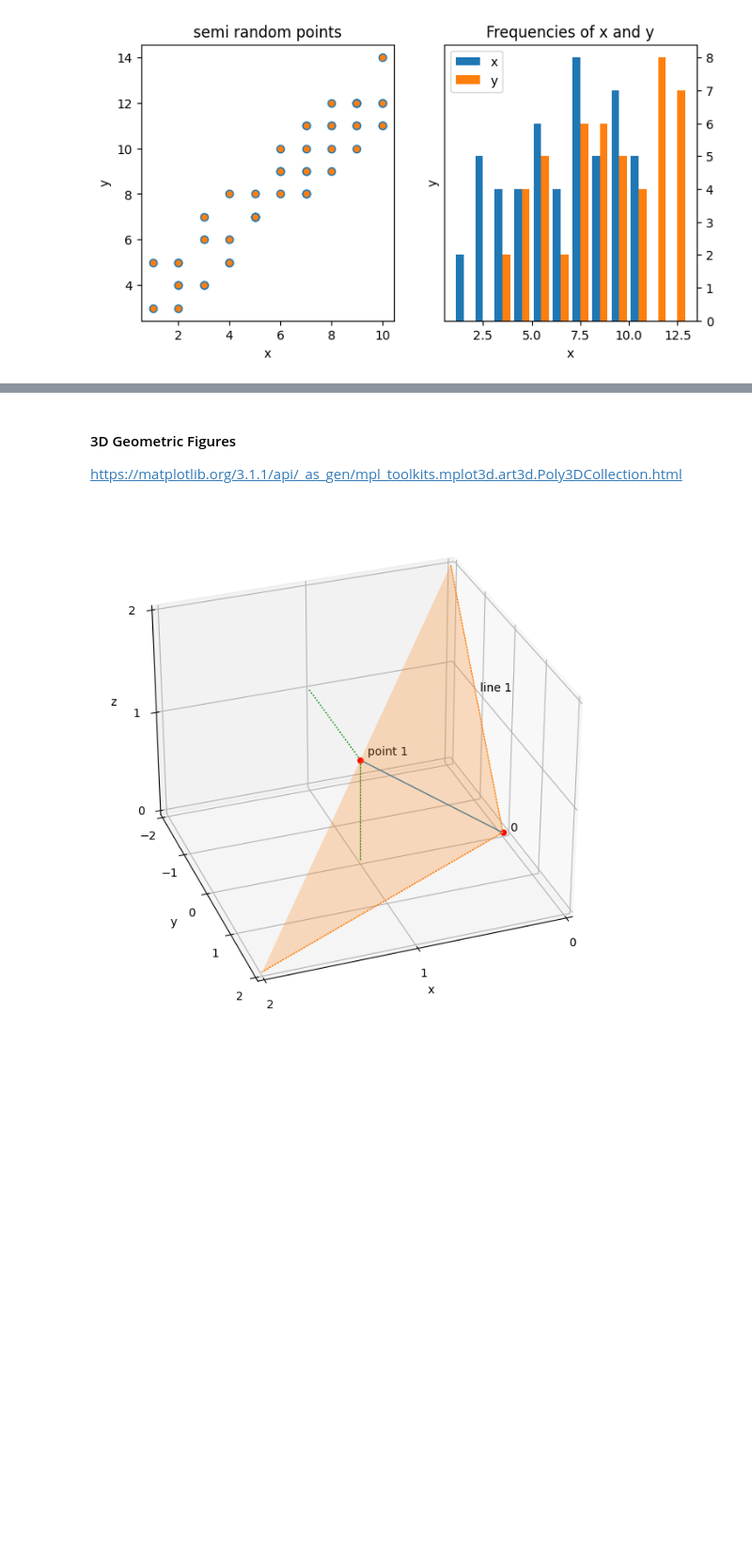
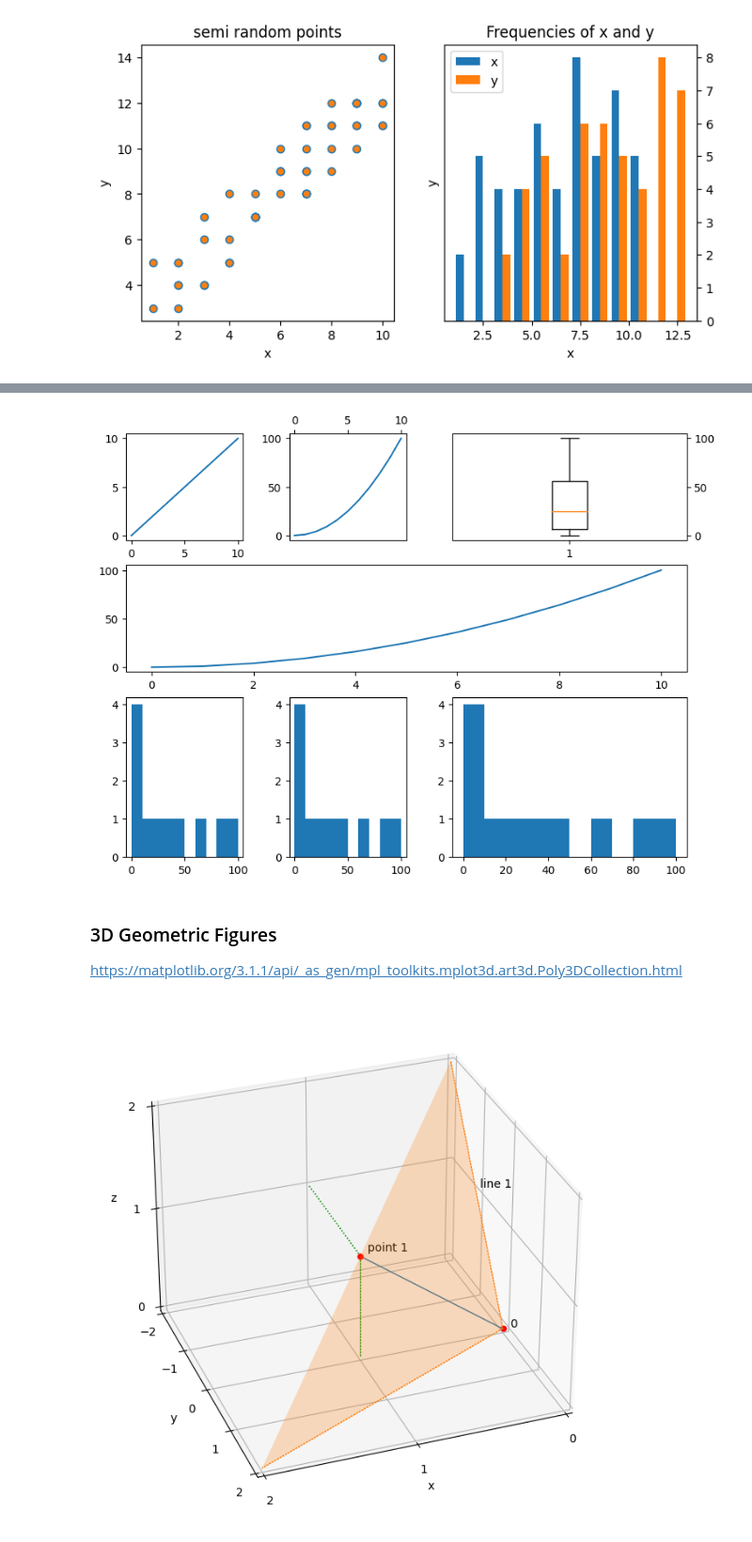
Before and after one commit to MartinVoelkl94/Python_compendium, a Jupyter notebook: Python_compendium.ipynb, the cells around one changed output, grey strips where cells are left out. Shown: that part at 94% size. Saved outputs shown, nothing was run; the diff lists cells and outputs as text; code cells hidden in the pictures; blank space fills up the shorter version.

```diff
--- a/Python_compendium.ipynb
+++ b/Python_compendium.ipynb
@@ -674,5 +655,49 @@ plt.show()
+# %%
+import matplotlib.pyplot as plt
+
+#create data
+data1 = [x for x in range(11)]
+data2 = [x*x for x in range(11)]
+
+#create figure canvas
+fig = plt.figure(figsize=(8,6),
+                 layout='constrained',  #prevents clipping
+                )
+
+#define grid for arranging subplots
+grid = fig.add_gridspec(ncols=3, nrows=3,
+                        width_ratios=[1,1,2],
+                        height_ratios=[1,1,1.5],
+                       )
+
+
+#add plots seperatly
+fig.add_subplot(grid[0,0]).plot(data1)
+
+ax1 = fig.add_subplot(grid[0,1])
+ax1.plot(data2)
+ax1.xaxis.tick_top()
+
+ax2 = fig.add_subplot(grid[0,2])
+ax2.boxplot(data2)
+ax2.yaxis.tick_right()
+
+
+#combine whole row into 1 plot
+fig.add_subplot(grid[1,:]).plot(data2)
+
+
+#add plots using loop
+row = 2
+for col in range(3):
+    fig.add_subplot(grid[row,col]).hist(data2)
+
+
+plt.show()
+# %% [output]
+[figure, added]
 # %% [markdown]
-#### 3D Geometric Figures
+### 3D Geometric Figures
 
 https://matplotlib.org/3.1.1/api/_as_gen/mpl_toolkits.mplot3d.art3d.Poly3DCollection.html
 # %%
```
Also changed, not shown: parts of 8 cells of this notebook.
